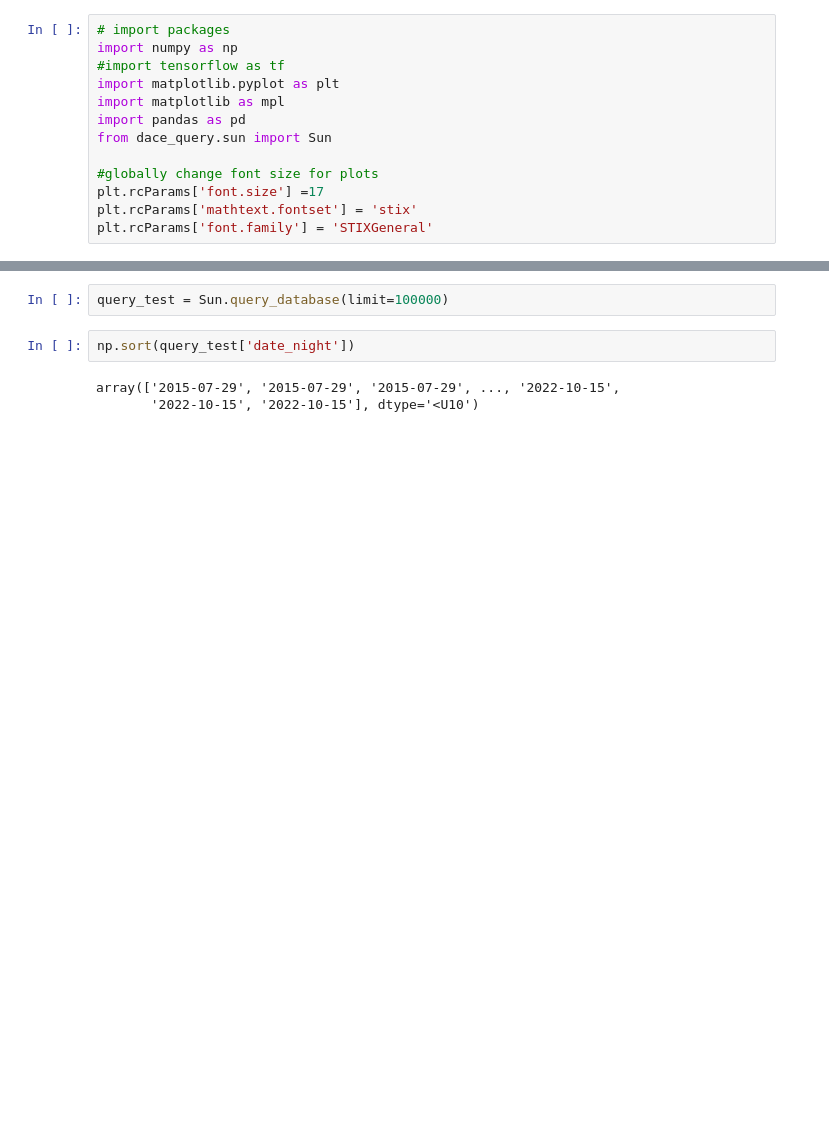
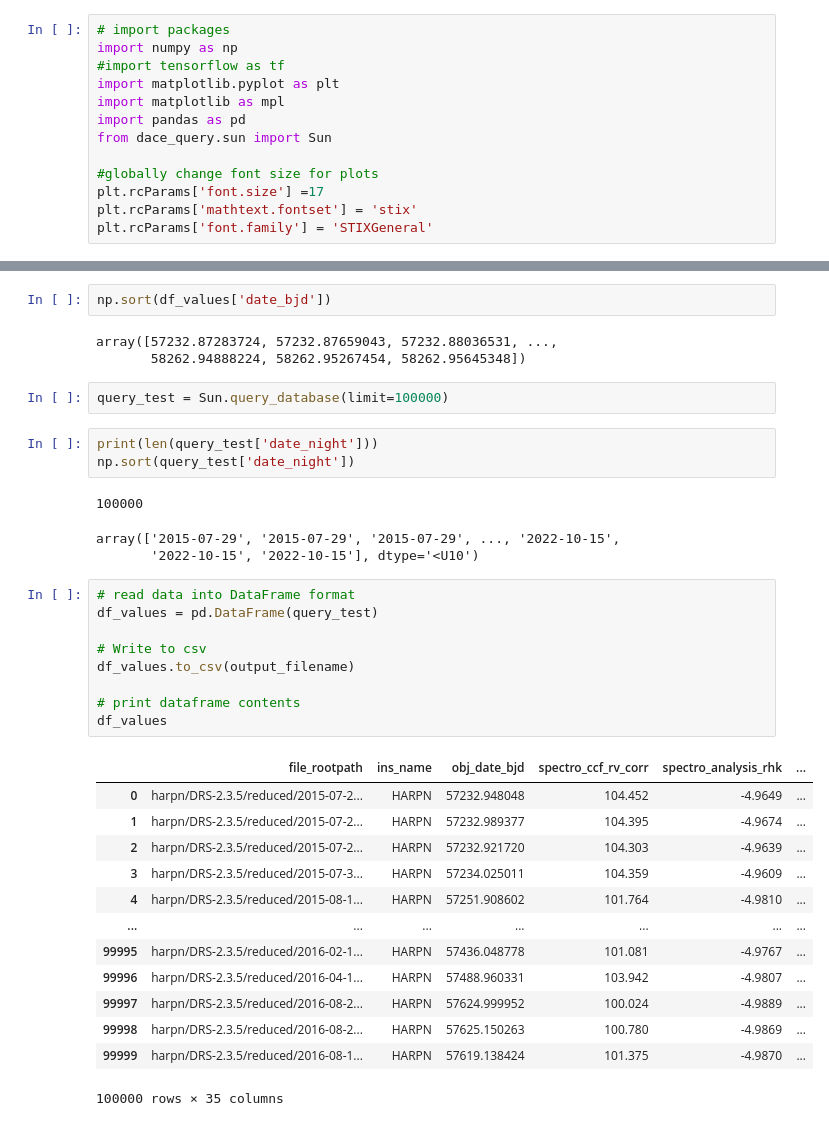
Before and after one commit to igomezv/rv_net, a Jupyter notebook: dace_query_sun.ipynb, the cells around one changed output, grey strips where cells are left out. Saved outputs shown, nothing was run; the diff lists cells and outputs as text; blank space fills up the shorter version.

```diff
--- a/dace_query_sun.ipynb
+++ b/dace_query_sun.ipynb
@@ -79,7 +78,37 @@ df_values
+# %%
+np.sort(df_values['date_bjd'])
+# %% [output]
+array([57232.87283724, 57232.87659043, 57232.88036531, ...,
+       58262.94888224, 58262.95267454, 58262.95645348])
 # %%
 query_test = Sun.query_database(limit=100000)
 # %%
+print(len(query_test['date_night']))
 np.sort(query_test['date_night'])
 # %% [output]
-array(['2015-07-29', '2015-07-29', '2015-07-29', ..., '2022-10-15',
-       '2022-10-15', '2022-10-15'], dtype='<U10')
+100000
+array(['2015-07-29', '2015-07-29', '2015-07-29', ..., '2022-10-15',
+       '2022-10-15', '2022-10-15'], dtype='<U10')
+# %%
+# read data into DataFrame format
+df_values = pd.DataFrame(query_test)
+
+# Write to csv
+df_values.to_csv(output_filename)
+
+# print dataframe contents
+df_values
+# %% [output]
+|  | file_rootpath | ins_name | obj_date_bjd | spectro_ccf_rv_corr | spectro_analysis_rhk | ... |
+| 0 | harpn/DRS-2.3.5/reduced/2015-07-2... | HARPN | 57232.948048 | 104.452 | -4.9649 | ... |
+| 1 | harpn/DRS-2.3.5/reduced/2015-07-2... | HARPN | 57232.989377 | 104.395 | -4.9674 | ... |
+| 2 | harpn/DRS-2.3.5/reduced/2015-07-2... | HARPN | 57232.921720 | 104.303 | -4.9639 | ... |
+| 3 | harpn/DRS-2.3.5/reduced/2015-07-3... | HARPN | 57234.025011 | 104.359 | -4.9609 | ... |
+| 4 | harpn/DRS-2.3.5/reduced/2015-08-1... | HARPN | 57251.908602 | 101.764 | -4.9810 | ... |
+| ... | ... | ... | ... | ... | ... | ... |
+| 99995 | harpn/DRS-2.3.5/reduced/2016-02-1... | HARPN | 57436.048778 | 101.081 | -4.9767 | ... |
+| 99996 | harpn/DRS-2.3.5/reduced/2016-04-1... | HARPN | 57488.960331 | 103.942 | -4.9807 | ... |
+| 99997 | harpn/DRS-2.3.5/reduced/2016-08-2... | HARPN | 57624.999952 | 100.024 | -4.9889 | ... |
+| 99998 | harpn/DRS-2.3.5/reduced/2016-08-2... | HARPN | 57625.150263 | 100.780 | -4.9869 | ... |
+| 99999 | harpn/DRS-2.3.5/reduced/2016-08-1... | HARPN | 57619.138424 | 101.375 | -4.9870 | ... |
+100000 rows × 35 columns
```
Also changed, not shown: parts of 5 cells of this notebook, 1 other file.
